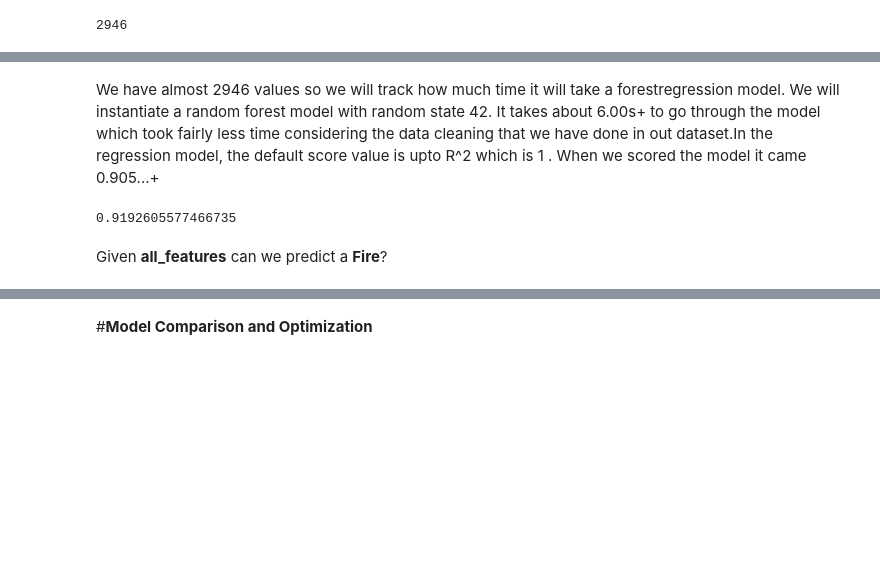
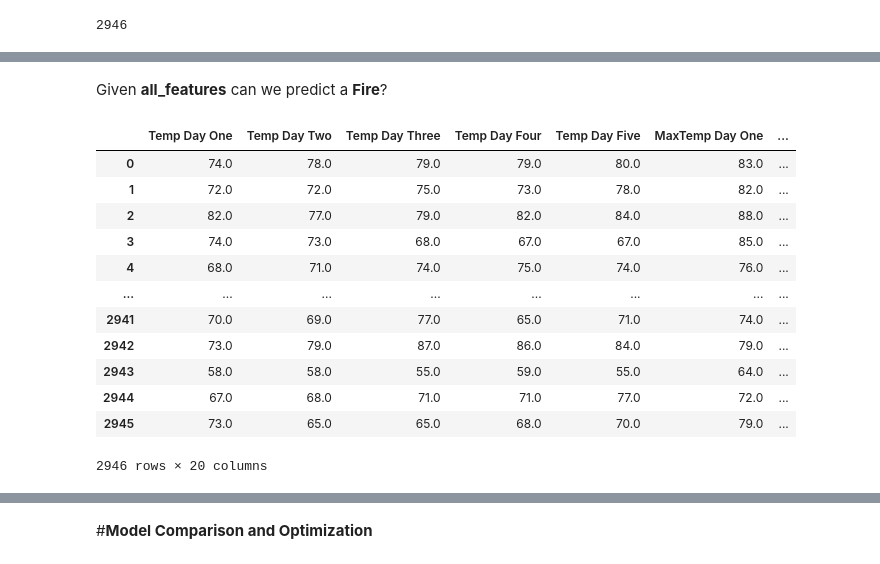
Before and after one commit to NishanthPrajith/Data_Science_Final_Project, a Jupyter notebook: code/models.ipynb, the cells around one changed output, grey strips where cells are left out. Cells and saved outputs as stored; diff of their text form; code cells hidden in the pictures; blank space fills up the shorter version.

```diff
--- a/code/models.ipynb
+++ b/code/models.ipynb
@@ -302,9 +230,2 @@ Wall time: 3.47 s
-# %% [markdown]
-We have almost 2946 values so we will track how much time it will take a forestregression model. We will instantiate a random forest model with random state 42. It takes about 6.00s+ to go through the model which took fairly less time considering the data cleaning that we have done in out dataset.In the regression model, the default score value is upto R^2 which is 1 .  When we scored the model it came 0.905...+
-# %%
-# Score the model
-model.score(data.drop(["AcresBurned","Counties","Latitude","Longitude","Started","FIPS","Fire"], axis=1), data.AcresBurned)
-# %% [output]
-0.9192605577466735
 # %% [markdown]
 Given **all_features** can we predict a **Fire**?
@@ -311,8 +234,23 @@ Given **all_features** can we predict a **Fire**?
 # %%
 # lets make our training set (Split data into X and y)
-X = data.drop(["AcresBurned","Counties","Latitude","Longitude","Started","FIPS","Fire"], axis=1)
+X = data[all_features]
 
 y = data["Fire"]
+X
+# %% [output]
+|  | Temp Day One | Temp Day Two | Temp Day Three | Temp Day Four | Temp Day Five | MaxTemp Day One | ... |
+| 0 | 74.0 | 78.0 | 79.0 | 79.0 | 80.0 | 83.0 | ... |
+| 1 | 72.0 | 72.0 | 75.0 | 73.0 | 78.0 | 82.0 | ... |
+| 2 | 82.0 | 77.0 | 79.0 | 82.0 | 84.0 | 88.0 | ... |
+| 3 | 74.0 | 73.0 | 68.0 | 67.0 | 67.0 | 85.0 | ... |
+| 4 | 68.0 | 71.0 | 74.0 | 75.0 | 74.0 | 76.0 | ... |
+| ... | ... | ... | ... | ... | ... | ... | ... |
+| 2941 | 70.0 | 69.0 | 77.0 | 65.0 | 71.0 | 74.0 | ... |
+| 2942 | 73.0 | 79.0 | 87.0 | 86.0 | 84.0 | 79.0 | ... |
+| 2943 | 58.0 | 58.0 | 55.0 | 59.0 | 55.0 | 64.0 | ... |
+| 2944 | 67.0 | 68.0 | 71.0 | 71.0 | 77.0 | 72.0 | ... |
+| 2945 | 73.0 | 65.0 | 65.0 | 68.0 | 70.0 | 79.0 | ... |
+2946 rows × 20 columns
 # %%
 # Split data into train and test sets
 np.random.seed(42)
```
Also changed, not shown: parts of 53 cells of this notebook, 1 other file.
